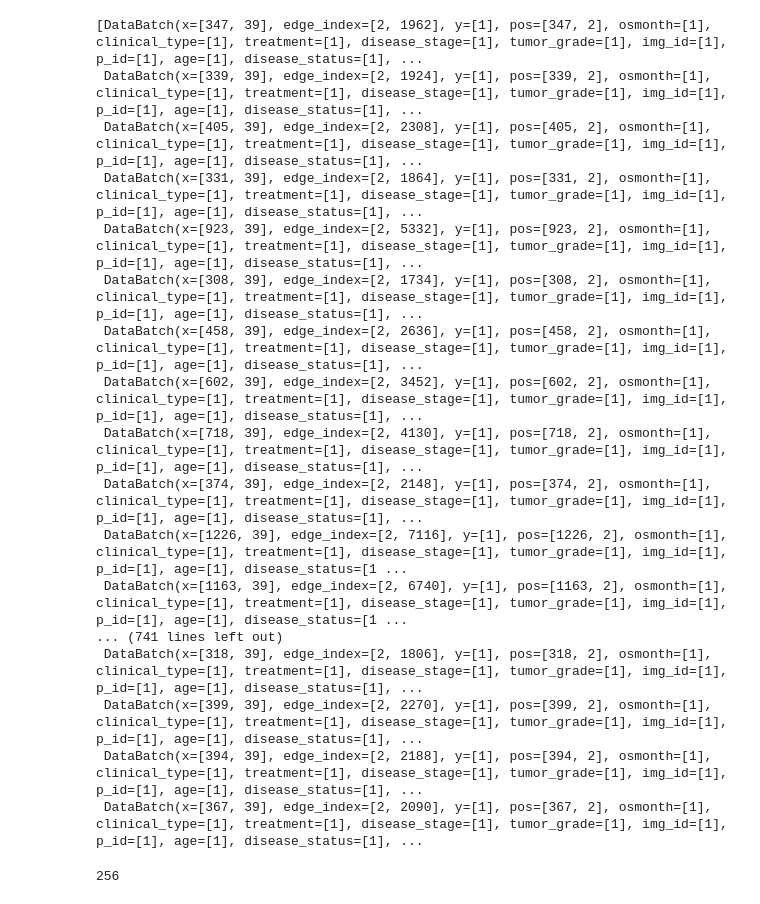
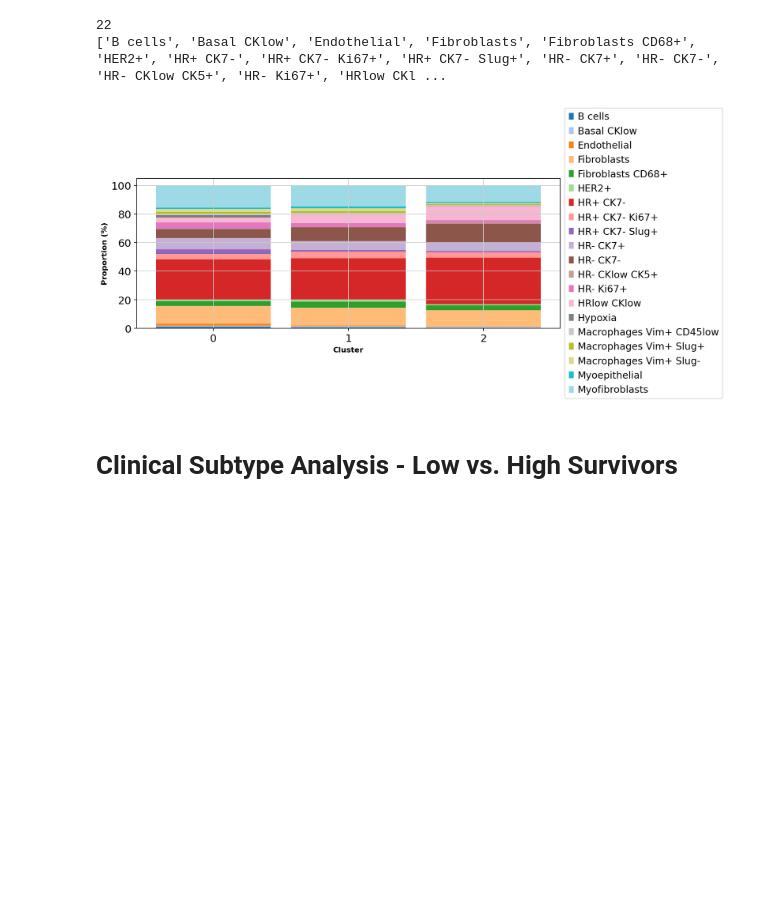
Before and after one commit to saezlab/GNNClinicalOutcomePrediction, a Jupyter notebook: bin/embedding_clustering_METABRIC.ipynb, the cells around one changed output. Cells and saved outputs as stored; diff of their text form; code cells hidden in the pictures; blank space fills up the shorter version.

```diff
--- a/bin/embedding_clustering_METABRIC.ipynb
+++ b/bin/embedding_clustering_METABRIC.ipynb
@@ -32,0 +73,4 @@ Data(x=[347, 39], edge_index=[2, 1962], y=[1], pos=[347, 2], osmonth=[1], clinic
+# %%
+import embeddings
+emd, related_data = embeddings.get_intermediate_embeddings_for_dataset(model, dataset, batch_size=1)
+emd_cnv, related_data_cnv = embeddings.get_intermediate_embeddings_for_dataset(model, dataset, mode="CNV", batch_size=1)
@@ -32,0 +103,14 @@ Data(x=[347, 39], edge_index=[2, 1962], y=[1], pos=[347, 2], osmonth=[1], clinic
+# %%
+sc.tl.pca(adata_emb, svd_solver='arpack', random_state=0)
+sc.pp.neighbors(adata_emb)
+sc.tl.leiden(adata_emb, key_added = "leiden", resolution=0.1)
+sc.tl.umap(adata_emb)
+# sc.pl.umap(adata, color=["osmonth", "leiden"])
+upper_quartile = int(np.quantile(adata_emb.obs["osmonth"], 0.75))
+lower_quartile = int(np.quantile(adata_emb.obs["osmonth"], 0.25))
+
+adata_emb.obs["high_surv"]="0"
+adata_emb.obs["low_surv"]="0"
+
+adata_emb.obs.loc[adata_emb.obs["osmonth"]>upper_quartile, "high_surv" ] = "1"
+adata_emb.obs.loc[adata_emb.obs["osmonth"]<lower_quartile, "low_surv" ] = "1"
@@ -32,0 +184,11 @@ Data(x=[347, 39], edge_index=[2, 1962], y=[1], pos=[347, 2], osmonth=[1], clinic
+# %%
+# TODO: Add leiden clusters to adta exp
+
+for cat in adata_emb.obs["leiden"].cat.categories:
+    img_ids = adata_emb[adata_emb.obs["leiden"]==cat].obs["img_id"].cat.categories
+    adata_exp.obs.loc[adata_exp.obs["img_id"].isin(img_ids), "leiden"] = cat
+
+print(sorted(adata_emb[adata_emb.obs["leiden"]=="0"].obs["img_id"].cat.categories))
+print(sorted(adata_exp[adata_exp.obs["leiden"]=="0"].obs["img_id"].cat.categories))
+
+adata_exp[adata_exp.obs["img_id"]=="108lr"]
@@ -33,39 +259,34 @@ Data(x=[347, 39], edge_index=[2, 1962], y=[1], pos=[347, 2], osmonth=[1], clinic
+# %%
+adata_exp.obs["leiden"] = adata_exp.obs["leiden"].astype("category")
+# adata_exp[adata_exp.obs["importance_hard"]=="True",:]
+# plot_cell_type_proportion(adata_exp[adata_exp.obs["importance_hard"]=="True",:], group_col="leiden", obs_col = "class")
+# plot_cell_type_proportion(adata_exp, group_col="leiden", obs_col = "class")
+
+# plot_cell_type_proportion(adata_exp[adata_exp.obs["importance_hard"]=="True",:], group_col="leiden", obs_col = "class")
+plot_cell_type_proportion(adata_exp, group_col="leiden", obs_col = "class")
+# plot_cell_type_proportion(adata_exp[adata_exp.obs["importance_hard"]=="True",:], group_col="leiden", obs_col = "class")
+# plot_cell_type_proportion(adata_exp, group_col="leiden", obs_col = "cell_type")
+# %% [output]
+22
+['B cells', 'Basal CKlow', 'Endothelial', 'Fibroblasts', 'Fibroblasts CD68+', 'HER2+', 'HR+ CK7-', 'HR+ CK7- Ki67+', 'HR+ CK7- Slug+', 'HR- CK7+', 'HR- CK7-', 'HR- CKlow CK5+', 'HR- Ki67+', 'HRlow CKl ...
+[figure, added]
+# %% [markdown]
+<h1>Clinical Subtype Analysis - Low vs. High Survivors</h1>
 # %%
 import embeddings
 emd, related_data = embeddings.get_intermediate_embeddings_for_dataset(model, dataset, batch_size=1)
-# %%
-related_data
-# %% [output]
-[DataBatch(x=[347, 39], edge_index=[2, 1962], y=[1], pos=[347, 2], osmonth=[1], clinical_type=[1], treatment=[1], disease_stage=[1], tumor_grade=[1], img_id=[1], p_id=[1], age=[1], disease_status=[1], ...
- DataBatch(x=[339, 39], edge_index=[2, 1924], y=[1], pos=[339, 2], osmonth=[1], clinical_type=[1], treatment=[1], disease_stage=[1], tumor_grade=[1], img_id=[1], p_id=[1], age=[1], disease_status=[1], ...
- DataBatch(x=[405, 39], edge_index=[2, 2308], y=[1], pos=[405, 2], osmonth=[1], clinical_type=[1], treatment=[1], disease_stage=[1], tumor_grade=[1], img_id=[1], p_id=[1], age=[1], disease_status=[1], ...
- DataBatch(x=[331, 39], edge_index=[2, 1864], y=[1], pos=[331, 2], osmonth=[1], clinical_type=[1], treatment=[1], disease_stage=[1], tumor_grade=[1], img_id=[1], p_id=[1], age=[1], disease_status=[1], ...
- DataBatch(x=[923, 39], edge_index=[2, 5332], y=[1], pos=[923, 2], osmonth=[1], clinical_type=[1], treatment=[1], disease_stage=[1], tumor_grade=[1], img_id=[1], p_id=[1], age=[1], disease_status=[1], ...
- DataBatch(x=[308, 39], edge_index=[2, 1734], y=[1], pos=[308, 2], osmonth=[1], clinical_type=[1], treatment=[1], disease_stage=[1], tumor_grade=[1], img_id=[1], p_id=[1], age=[1], disease_status=[1], ...
- DataBatch(x=[458, 39], edge_index=[2, 2636], y=[1], pos=[458, 2], osmonth=[1], clinical_type=[1], treatment=[1], disease_stage=[1], tumor_grade=[1], img_id=[1], p_id=[1], age=[1], disease_status=[1], ...
- DataBatch(x=[602, 39], edge_index=[2, 3452], y=[1], pos=[602, 2], osmonth=[1], clinical_type=[1], treatment=[1], disease_stage=[1], tumor_grade=[1], img_id=[1], p_id=[1], age=[1], disease_status=[1], ...
- DataBatch(x=[718, 39], edge_index=[2, 4130], y=[1], pos=[718, 2], osmonth=[1], clinical_type=[1], treatment=[1], disease_stage=[1], tumor_grade=[1], img_id=[1], p_id=[1], age=[1], disease_status=[1], ...
- DataBatch(x=[374, 39], edge_index=[2, 2148], y=[1], pos=[374, 2], osmonth=[1], clinical_type=[1], treatment=[1], disease_stage=[1], tumor_grade=[1], img_id=[1], p_id=[1], age=[1], disease_status=[1], ...
- DataBatch(x=[1226, 39], edge_index=[2, 7116], y=[1], pos=[1226, 2], osmonth=[1], clinical_type=[1], treatment=[1], disease_stage=[1], tumor_grade=[1], img_id=[1], p_id=[1], age=[1], disease_status=[1 ...
- DataBatch(x=[1163, 39], edge_index=[2, 6740], y=[1], pos=[1163, 2], osmonth=[1], clinical_type=[1], treatment=[1], disease_stage=[1], tumor_grade=[1], img_id=[1], p_id=[1], age=[1], disease_status=[1 ...
-... (741 lines left out)
- DataBatch(x=[318, 39], edge_index=[2, 1806], y=[1], pos=[318, 2], osmonth=[1], clinical_type=[1], treatment=[1], disease_stage=[1], tumor_grade=[1], img_id=[1], p_id=[1], age=[1], disease_status=[1], ...
- DataBatch(x=[399, 39], edge_index=[2, 2270], y=[1], pos=[399, 2], osmonth=[1], clinical_type=[1], treatment=[1], disease_stage=[1], tumor_grade=[1], img_id=[1], p_id=[1], age=[1], disease_status=[1], ...
- DataBatch(x=[394, 39], edge_index=[2, 2188], y=[1], pos=[394, 2], osmonth=[1], clinical_type=[1], treatment=[1], disease_stage=[1], tumor_grade=[1], img_id=[1], p_id=[1], age=[1], disease_status=[1], ...
- DataBatch(x=[367, 39], edge_index=[2, 2090], y=[1], pos=[367, 2], osmonth=[1], clinical_type=[1], treatment=[1], disease_stage=[1], tumor_grade=[1], img_id=[1], p_id=[1], age=[1], disease_status=[1], ...
 # %%
 embedding_arr = np.array(emd[0])
 embedding_arr.shape
-pid_list, img_id_list, osmonth_lst,  clinical_type_lst, tumor_grade_lst= [], [], [], [], []
+pid_list, img_id_list, osmonth_lst,  clinical_type_lst, tumor_grade_lst, censor_lst = [], [], [], [], [], []
 for data in related_data:
     pid_list.append(str(data.p_id[0]))
     osmonth_lst.append(data.osmonth.item())
     img_id_list.append(data.img_id[0])
     clinical_type_lst.append(data.clinical_type[0])
-    tumor_grade_lst.append(str(data.tumor_grade.item()))
+    tumor_grade_lst.append(str(data.tumor_grade[0]))
+    censor_lst.append(data.is_censored[0].item())
 
 embedding_arr.shape
 embedding_arr.shape[1]
-# %% [output]
-256
 # %%
```
Also changed, not shown: parts of 24 cells of this notebook, 5 other files.
